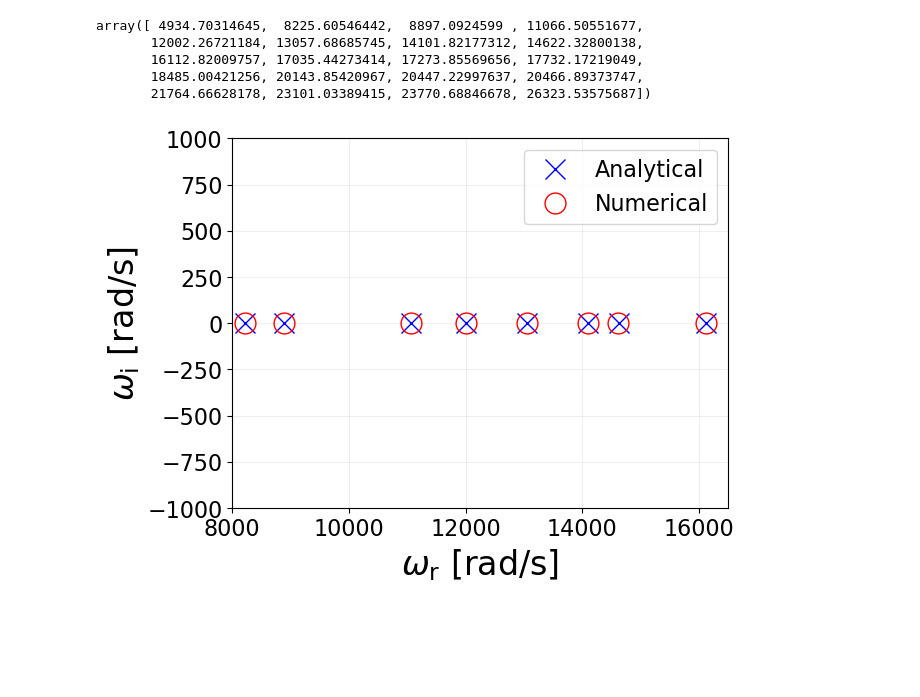
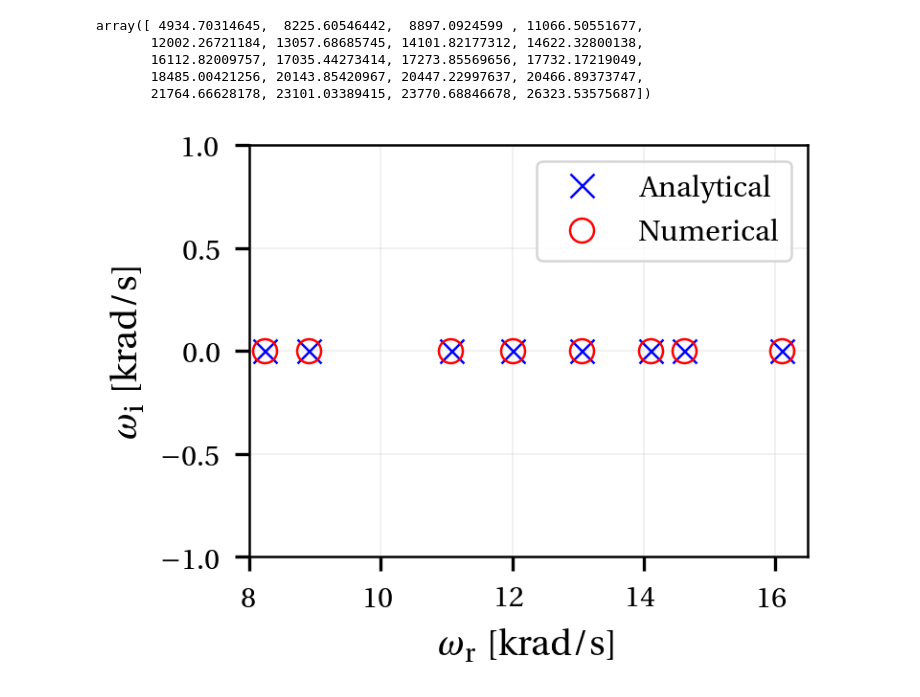
Before and after one commit to Propulsion-Power-TU-Delft/unsflow, a Jupyter notebook: testcases/sun/testcases/annular_duct/single_block/alternative_geometry/04_Post_Process.ipynb, the cells around one changed output. Cells and saved outputs as stored; diff of their text form; code cells hidden in the pictures; blank space fills up the shorter version.

```diff
--- a/testcases/sun/testcases/annular_duct/single_block/alternative_geometry/04_Post_Process.ipynb
+++ b/testcases/sun/testcases/annular_duct/single_block/alternative_geometry/04_Post_Process.ipynb
@@ -98,23 +95,22 @@ array([ 4934.70314645,  8225.60546442,  8897.0924599 , 11066.50551677,
        18485.00421256, 20143.85420967, 20447.22997637, 20466.89373747,
        21764.66628178, 23101.03389415, 23770.68846678, 26323.53575687])
 # %%
-plt.figure()
-plt.plot(analytical, analytical*0, 'x', mfc='none', ms=15, label='Analytical', c='blue')
+fig, ax = create_figure(fraction=0.5, aspect_ratio=1.3, subplots=(1,1))
+ax.plot(analytical/1e3, analytical*0, 'x', mfc='none', ms=6, label='Analytical', c='blue')
 
 # modes 3 and 4 are spurious
 eigs = pp.data['Eigenfrequencies']
 for ii,eig in enumerate(eigs):
     if ii == 0:
-        plt.plot(eig.real, eig.imag, 'o', mfc='none', ms=15, label=r'Numerical', c='red')
+        ax.plot(eig.real/1e3, eig.imag/1e3, 'o', mfc='none', ms=6, label=r'Numerical', c='red')
     elif ii!=3 and ii!=4:
-        plt.plot(eig.real, eig.imag, 'o', mfc='none', ms=15, c='red')
-plt.legend()
-plt.grid(alpha=0.2)
-plt.xlim([8000, 16500])
-plt.ylim([-1000, 1000])
-plt.xlabel(r'$\omega_{\rm r}$ [rad/s]')
-plt.ylabel(r'$\omega_{\rm i}$ [rad/s]')
-plt.savefig('pictures/circularDuct_eigenvalueMap.pdf', bbox_inches='tight')
-plt.show()
+        ax.plot(eig.real/1e3, eig.imag/1e3, 'o', mfc='none', ms=6, c='red')
+ax.legend()
+ax.grid(alpha=0.2)
+ax.set_xlim([8, 16.5])
+ax.set_ylim([-1, 1])
+ax.set_xlabel(r'$\omega_{\rm r}$ [krad/s]')
+ax.set_ylabel(r'$\omega_{\rm i}$ [krad/s]')
+fig.savefig('pictures/circularDuct_eigenvalueMap.pdf')
 # %% [output]
-[figure, old version]
+[figure, new version]
```
Also changed, not shown: parts of 2 cells of this notebook, 8 other files.
